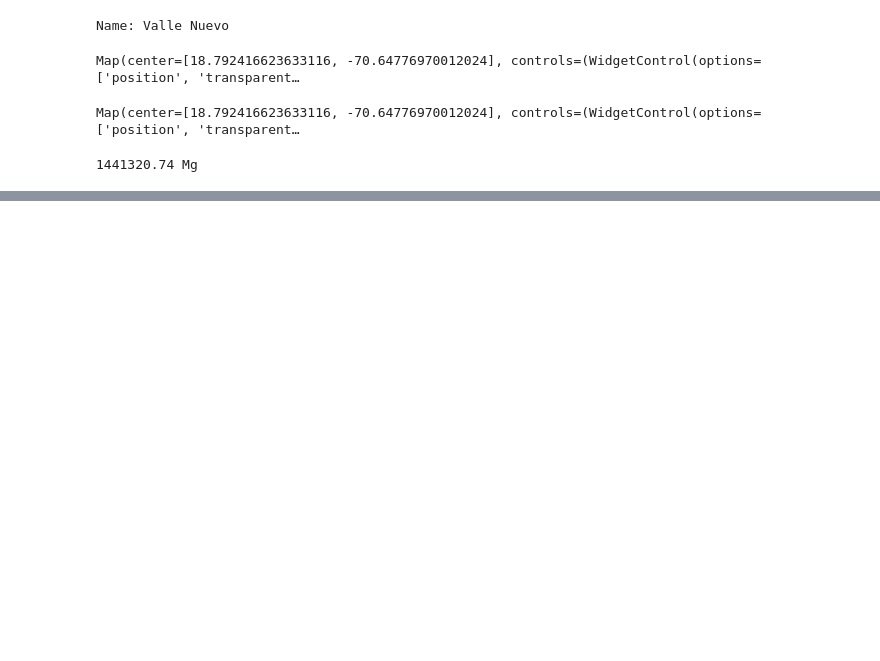
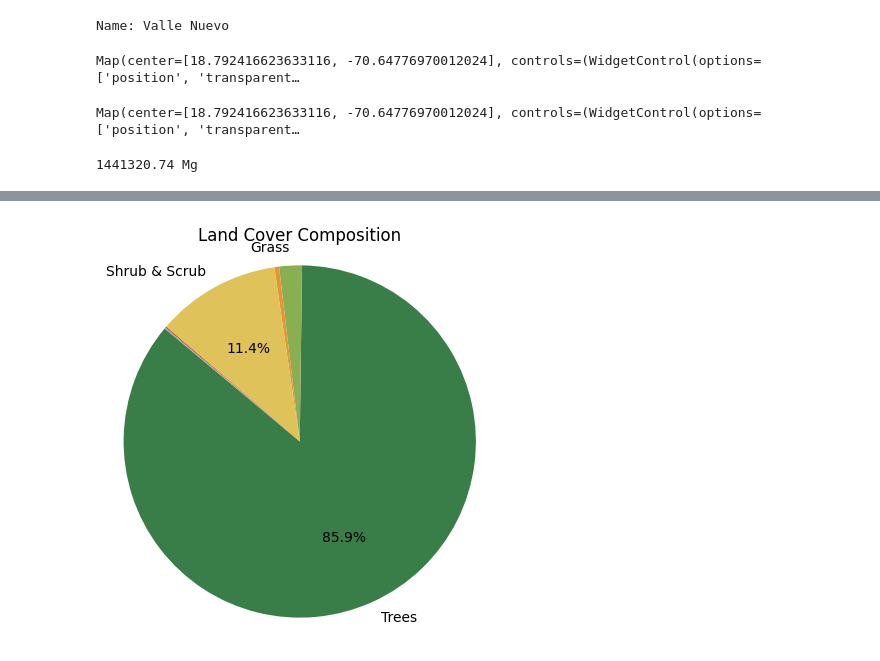
Before and after one commit to osgeokr/kari-sdm, a Jupyter notebook: 240726_npp_analysis_cotubanama_national_park.ipynb, the cells around one changed output, grey strips where cells are left out. Drawn from its saved outputs; the diff is of its cells as text; code cells hidden in the pictures; blank space fills up the shorter version.

```diff
--- a/240726_npp_analysis_cotubanama_national_park.ipynb
+++ b/240726_npp_analysis_cotubanama_national_park.ipynb
@@ -87,0 +181,28 @@ print(f"{total_npp:.2f} Mg")
+# %%
+# 데이터프레임으로 변환
+df = pd.DataFrame(list(counts.items()), columns=['Class', 'Count'])
+
+# 클래스 이름 및 색상 매핑
+class_names = ['Water', 'Trees', 'Grass', 'Flooded Vegetation', 'Crops', 'Shrub & Scrub', 'Built', 'Bare', 'Snow & Ice']
+class_colors = ['#419BDF', '#397D49', '#88B053', '#7A87C6', '#E49635', '#DFC35A', '#C4281B', '#A59B8F', '#B39FE1']
+
+# 클래스 이름과 색상을 매핑하여 데이터프레임에 추가
+df['Class'] = df['Class'].astype(int)
+df['Class Name'] = df['Class'].apply(lambda x: class_names[x] if x < len(class_names) else 'Unknown')
+df['Color'] = df['Class'].apply(lambda x: class_colors[x] if x < len(class_colors) else '#000000')
+df = df.sort_values(by='Class')
+
+# 전체 픽셀 수 계산
+total_count = df['Count'].sum()
+
+# 각 클래스의 비율 계산
+df['Percentage'] = df['Count'] / total_count
+
+# 파이 차트 생성
+plt.figure(figsize=(5, 5))
+plt.pie(df['Percentage'], labels=[name if name in df.nlargest(3, 'Count')['Class Name'].values else '' for name in df['Class Name']], colors=df['Color'], autopct=lambda p: f'{p:.1f}%' if p >= 5 else '', startangle=140)
+plt.title('Land Cover Composition')
+plt.axis('equal')  # 파이 차트를 원형으로 유지
+plt.show()
+# %% [output]
+[figure, added]
```
Also changed, not shown: parts of 4 cells of this notebook.
